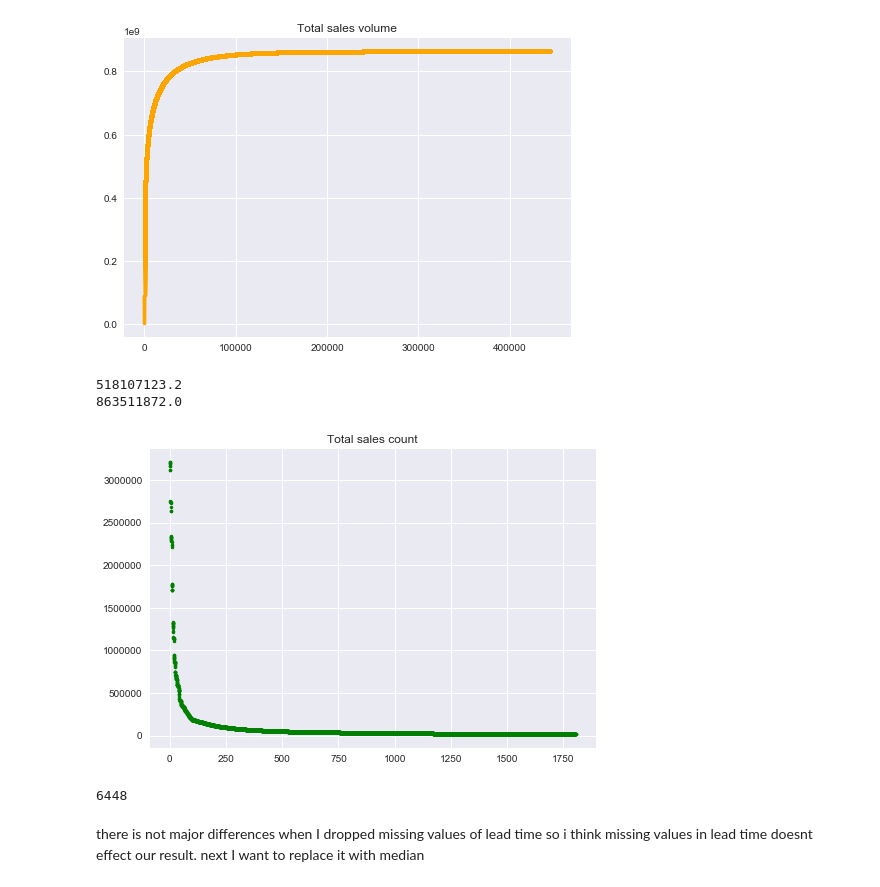
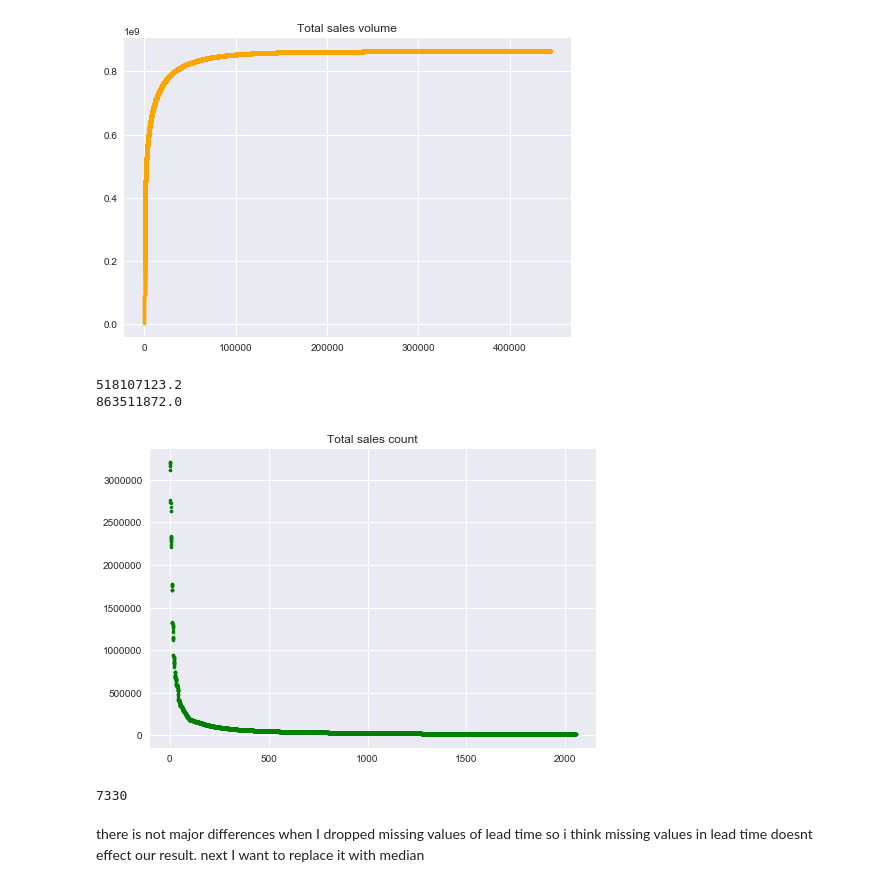
Before and after one commit to hedib/DataScienceProjects, a Jupyter notebook: project_Inventory/backorder.ipynb, the cells around one changed output. Drawn from its saved outputs; the diff is of its cells as text; code cells hidden in the pictures.

```diff
--- a/project_Inventory/backorder.ipynb
+++ b/project_Inventory/backorder.ipynb
@@ -468,22 +468,22 @@ plt.show()
 # %%
 volume_perc=0.6 * sales_volume_nomiss[len(sales_volume_nomiss)-1]
 print(volume_perc)
 print(sales_volume_nomiss[len(sales_volume_nomiss)-1])
-sales_nomiss['sales_volume']=sales_volume
+sales_nomiss['sales_volume_nomiss']=sales_volume_nomiss
 
-sales_nomiss=sales_nomiss.sort_values('sales_volume',ascending = True)
-sample_nomiss=sales_nomiss[sales_sort['sales_volume']<=volume_perc]
+sales_nomiss=sales_nomiss.sort_values('sales_volume_nomiss',ascending = True)
+sample_nomiss=sales_nomiss[sales_nomiss['sales_volume_nomiss']<=volume_perc]
 
 sample_nomiss=sample_nomiss.sort_values('sales_9_month',ascending = False)
 plt.plot(np.array(range(len(sample_nomiss))) * 0.28, sample_nomiss.sales_9_month,".",color="green")
 plt.title('Total sales count')
 plt.show()
 len(sample_nomiss)
 # %% [output]
 518107123.2
 863511872.0
-[figure, old version]
+[figure, new version]
-6448
+7330
 # %% [markdown]
 there is not major differences when I dropped missing values of lead time so i think missing values in lead time doesnt effect our result.
 next I want to replace it with median
```
Also changed, not shown: parts of 37 cells of this notebook.
